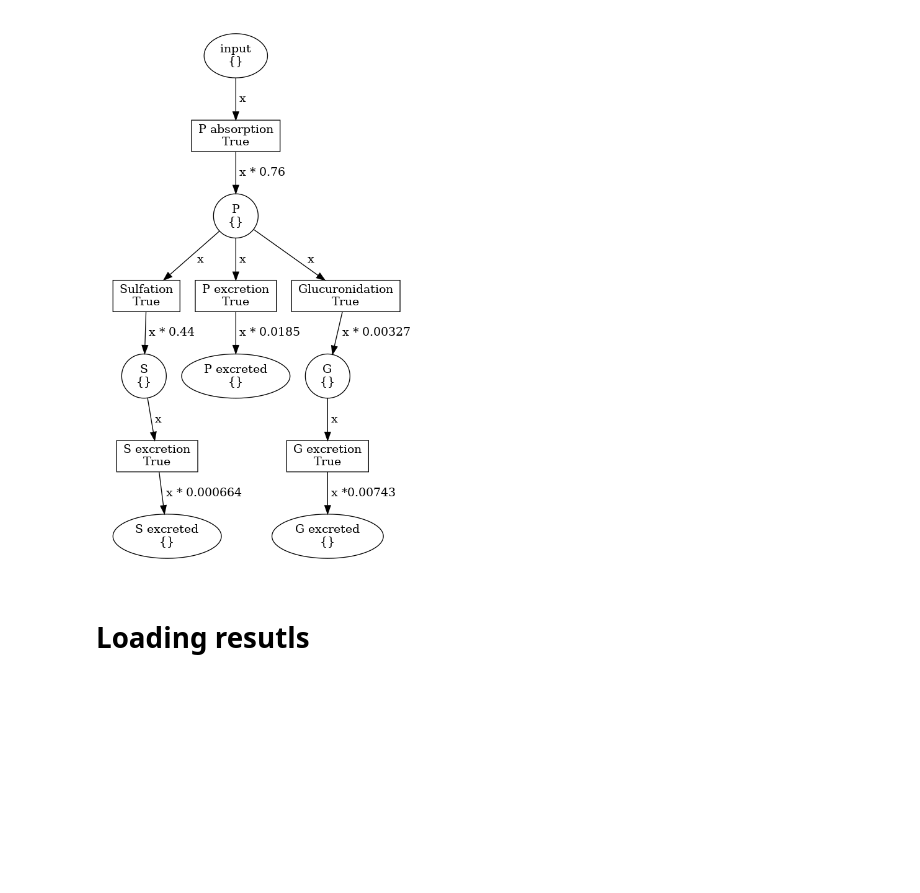
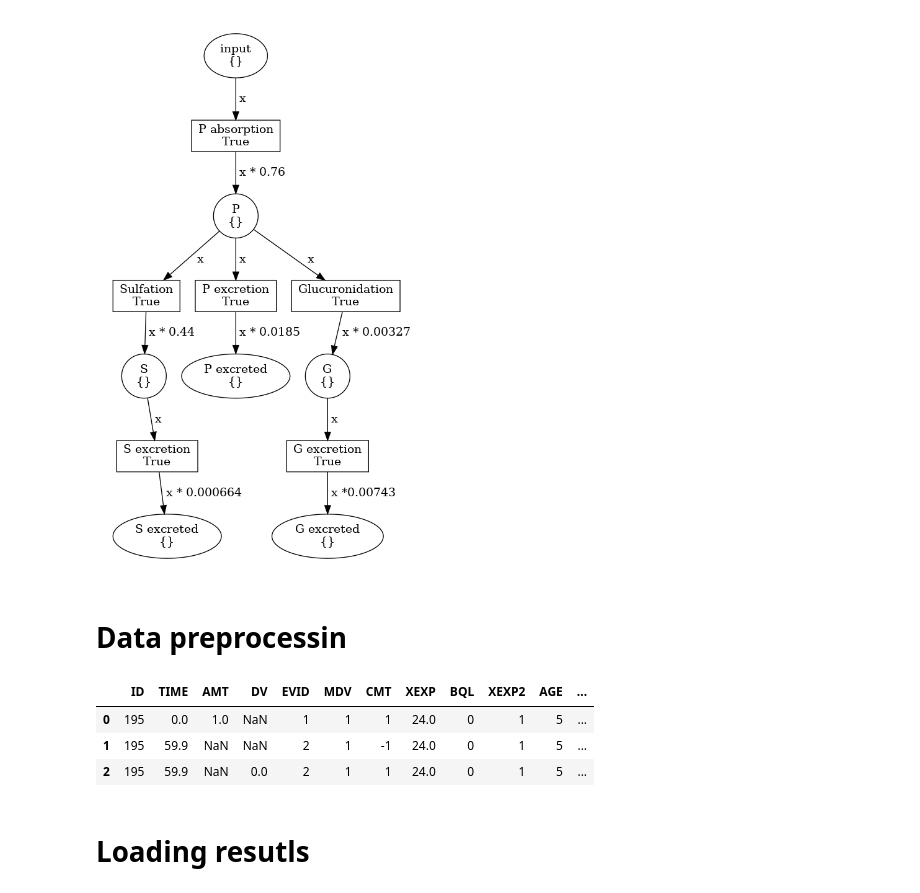
Before and after one commit to OhGreat/pharmacokinetics_with_petri_nets, a Jupyter notebook: visualization.ipynb, the cells around one changed output. Drawn from its saved outputs; the diff is of its cells as text; code cells hidden in the pictures; blank space fills up the shorter version.

```diff
--- a/visualization.ipynb
+++ b/visualization.ipynb
@@ -13,6 +14,25 @@ Image.open('zebrafish_model.png')
 # %% [output]
 {'k_a': 0.76, 'k_PG,f': 0.00327, 'k_PS,f': 0.44, 'k_P,e': 0.0185, 'k_G,e': 0.00743, 'k_S,e': 0.000664}
 [figure]
+# %% [markdown]
+<h1>Data preprocessin</h1>
+# %%
+# read dataset
+df = pd.read_csv('data/dataset.csv')
+
+# DV preprocessing
+df['DV'] = df['DV'].replace(".", None)
+df['DV'] = df['DV'].astype(float)
+df['AMT'] = df['AMT'].replace(".", None)
+df['AMT'] = df['AMT'].astype(float)
+
+# print statistics and head
+df.head(3)
+# %% [output]
+|  | ID | TIME | AMT | DV | EVID | MDV | CMT | XEXP | BQL | XEXP2 | AGE | ... |
+| 0 | 195 | 0.0 | 1.0 | NaN | 1 | 1 | 1 | 24.0 | 0 | 1 | 5 | ... |
+| 1 | 195 | 59.9 | NaN | NaN | 2 | 1 | -1 | 24.0 | 0 | 1 | 5 | ... |
+| 2 | 195 | 59.9 | NaN | 0.0 | 2 | 1 | 1 | 24.0 | 0 | 1 | 5 | ... |
 # %% [markdown]
 # Loading resutls
 # %%
```
Also changed, not shown: parts of 6 cells of this notebook.
